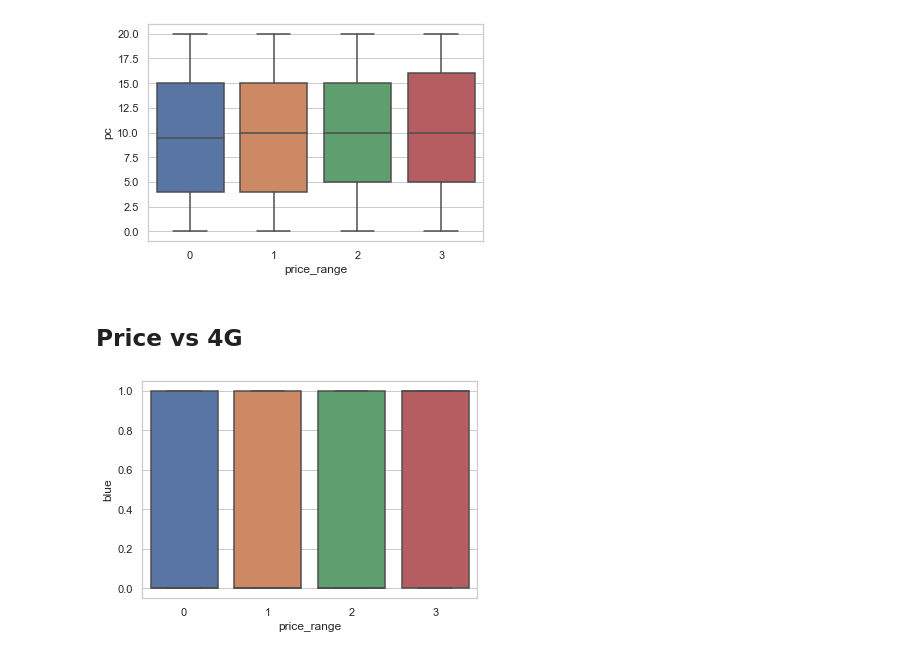
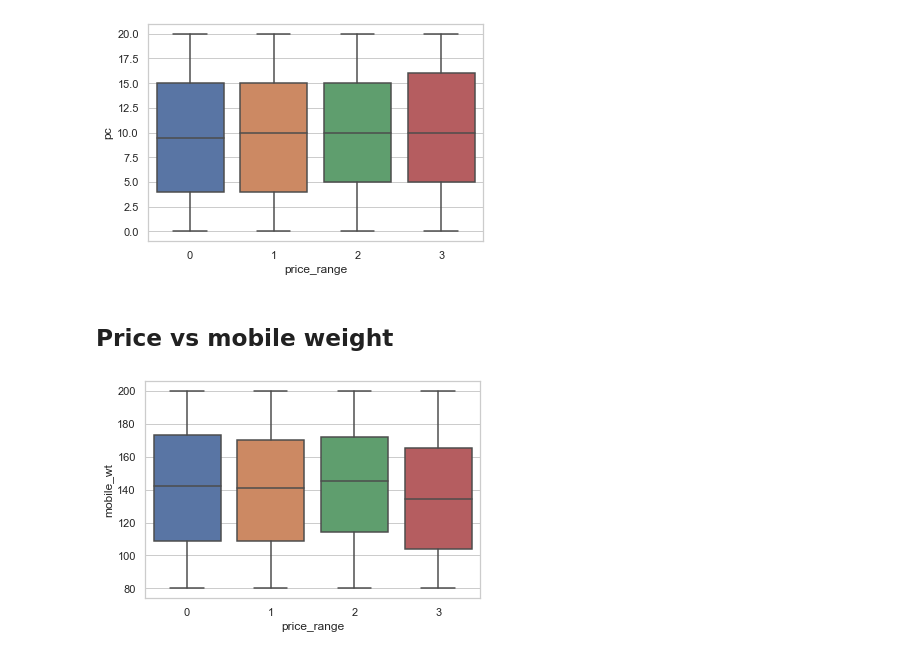
Before and after one commit to migue1994/MIND-workshop, a Jupyter notebook: Taller_1_MIND.ipynb, the cells around one changed output. Drawn from its saved outputs; the diff is of its cells as text; code cells hidden in the pictures.

```diff
--- a/Taller_1_MIND.ipynb
+++ b/Taller_1_MIND.ipynb
@@ -250,8 +250,8 @@ ax = sns.boxplot(x='price_range', y='pc', data=df, orient="v")
 # %% [output]
 [figure]
 # %% [markdown]
-## Price vs 4G
+## Price vs mobile weight
 # %%
-ax = sns.boxplot(x='price_range', y='four_g', data=df, orient="v")
+ax = sns.boxplot(x='price_range', y='mobile_wt', data=df, orient="v")
 # %% [output]
-[figure, old version]
+[figure, new version]
```
Also changed, not shown: parts of 25 cells of this notebook.
